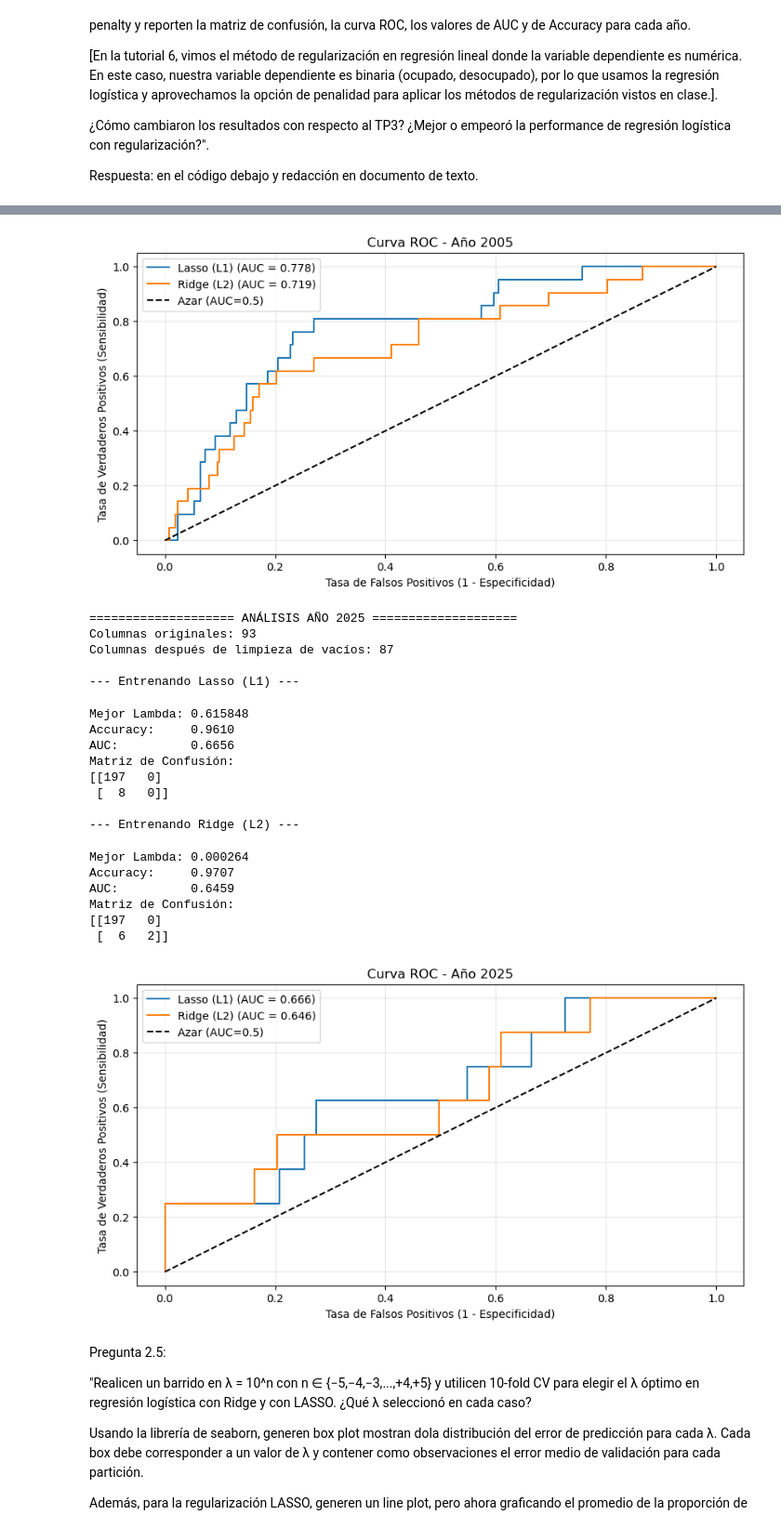
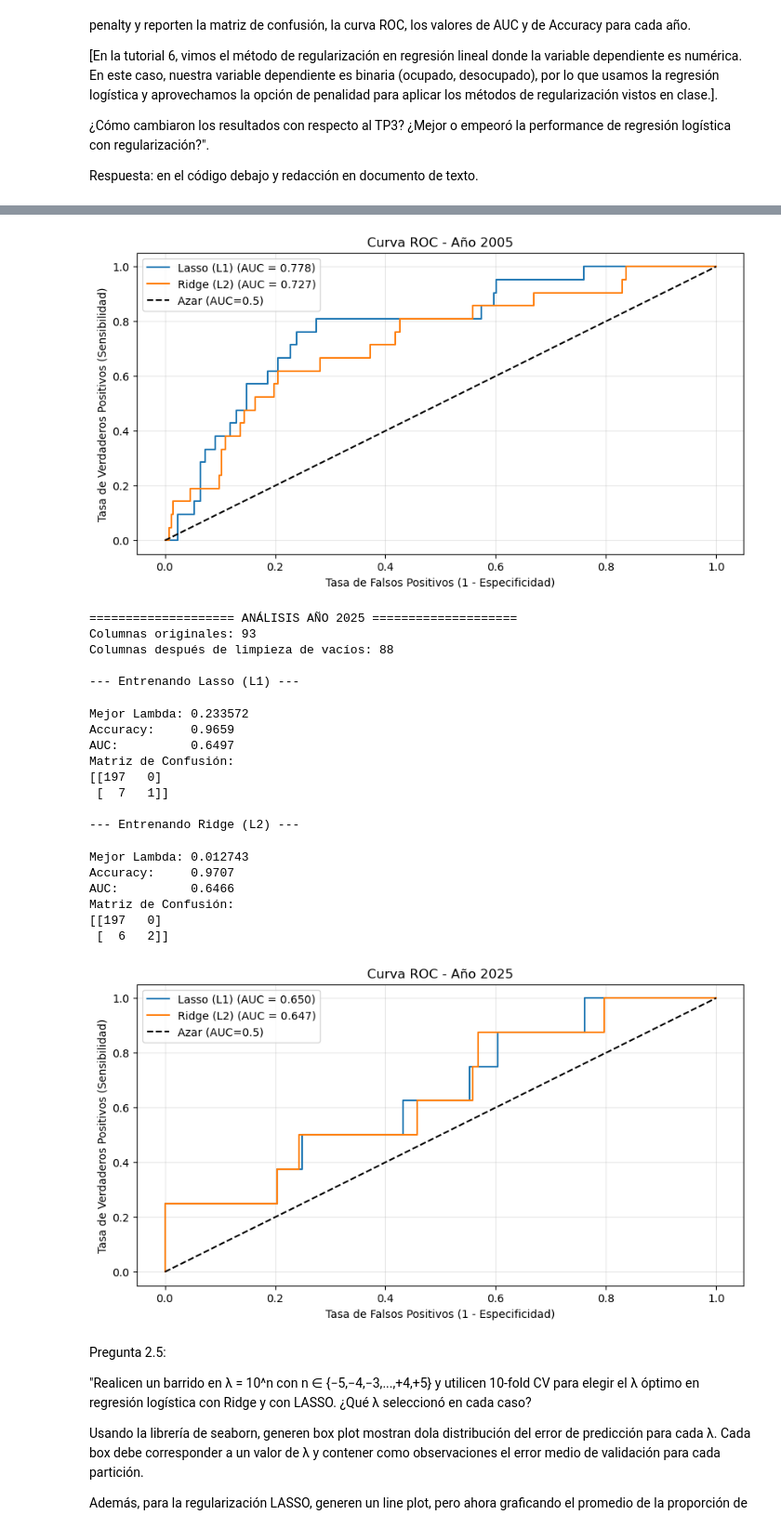
Before and after one commit to FAgustinAcosta/TPs_BigData2025, a Jupyter notebook: TP4/TP4_Parte2.ipynb, the cells around one changed output, grey strips where cells are left out. Shown at 93% size. Saved outputs shown, nothing was run; the diff lists cells and outputs as text; code cells hidden in the pictures.

```diff
--- a/TP4/TP4_Parte2.ipynb
+++ b/TP4/TP4_Parte2.ipynb
@@ -247,30 +247,24 @@ for anio in [2005, 2025]:
 
     # 2. Tratamiento de NaNs previo a modelos: Limpieza e Imputación
     ## Limpieza
-    # A. Eliminar columnas que sean puramente NaN (vacías)
+    # Eliminar columnas que sean puramente NaN (vacías)
     # axis=1 (columnas), how='all' (si todos son NaN, borrar)
     X_train_clean1 = X_train_raw.dropna(axis=1, how='all')
     # Alineamos el Test (nos quedamos con las mismas col que sobrevivieron en Train)
     cols_validas = X_train_clean1.columns
     X_test_clean1 = X_test_raw[cols_validas]
-    # B. Eliminar columnas con demasiados NaNs (ej. si falta más del 50% de los datos)
-    # Esto acelera mucho el modelo y reduce ruido
-    umbral = 0.5 * len(X_train_clean1)
-    X_train_clean2 = X_train_clean1.dropna(axis=1, thresh=umbral)
-    # Alineamos
-    cols_finales = X_train_clean2.columns
-    X_test_clean2 = X_test_clean1[cols_finales]
+    # Hacemos esto ya que estamos buscando la predicción y evaluar qué tan bueno es el modelo
 
-    print(f"Columnas después de limpieza de vacíos: {X_train_clean2.shape[1]}")
+    print(f"Columnas después de limpieza de vacíos: {X_train_clean1.shape[1]}")
 
     ## Imputación
     # Usamos la mediana porque es robusta a valores extremos (como ingresos muy altos)
     imputer = SimpleImputer(strategy='median')
     # Usamos DataFrame para no perder nombres de columnas (útil para Lasso)
     # Aprendemos la mediana del Train y rellenamos huecos
-    X_train_imp = pd.DataFrame(imputer.fit_transform(X_train_clean2), columns=cols_finales)
+    X_train_imp = pd.DataFrame(imputer.fit_transform(X_train_clean1), columns=cols_validas)
     # Rellenamos el Test con la mediana del Train (nunca miramos Test para el cálculo)
-    X_test_imp = pd.DataFrame(imputer.transform(X_test_clean2), columns=cols_finales)
+    X_test_imp = pd.DataFrame(imputer.transform(X_test_clean1), columns=cols_validas)
 
     # 3. Estandarización (Fundamental para Regularización)
     # Se fitea solo en Train para no filtrar información al Test
@@ -296,7 +290,7 @@ for anio in [2005, 2025]:
             penalty=config['penalty'],
             solver=config['solver'],
             scoring='roc_auc',  # Optimizamos AUC (mejor para desbalanceados)
-            random_state=101,
+            random_state=101,   # Semilla 101
             max_iter=5000,      # Alto para asegurar convergencia
             tol=0.001           # Relajamos un poco la tolerancia (por defecto es 0.0001) para rapidez
         )
@@ -324,12 +318,6 @@ for anio in [2005, 2025]:
         fpr, tpr, _ = roc_curve(y_test, y_prob)
         plt.plot(fpr, tpr, label=f"{nombre} (AUC = {auc:.3f})")
 
-        # (Opcional) Mostrar matriz de confusión visualmente solo para Lasso
-        # if config['penalty'] == 'l1':
-        #    disp = ConfusionMatrixDisplay(confusion_matrix=conf_mat, display_labels=['Ocup/Inact', 'Desocup'])
-        #    disp.plot()
-        #    plt.title(f'Matriz Confusión {nombre} - {anio}')
-
     # Configuración final del gráfico ROC del año
     plt.plot([0, 1], [0, 1], 'k--', label='Azar (AUC=0.5)')
     plt.xlabel('Tasa de Falsos Positivos (1 - Especificidad)')
@@ -361,25 +349,25 @@ Matriz de Confusión:
  [ 20   1]]
-[figure, old version]
+[figure, new version]
 ==================== ANÁLISIS AÑO 2025 ====================
 Columnas originales: 93
-Columnas después de limpieza de vacíos: 87
+Columnas después de limpieza de vacíos: 88
 
 --- Entrenando Lasso (L1) ---
-Mejor Lambda: 0.615848
-Accuracy:     0.9610
-AUC:          0.6656
+Mejor Lambda: 0.233572
+Accuracy:     0.9659
+AUC:          0.6497
 Matriz de Confusión:
 [[197   0]
- [  8   0]]
+ [  7   1]]
 
 --- Entrenando Ridge (L2) ---
-Mejor Lambda: 0.000264
+Mejor Lambda: 0.012743
 Accuracy:     0.9707
-AUC:          0.6459
+AUC:          0.6466
 Matriz de Confusión:
 [[197   0]
  [  6   2]]
-[figure, old version]
+[figure, new version]
 # %% [markdown]
 Pregunta 2.5:
 
```
Also changed, not shown: parts of 2 cells of this notebook, 6 other files.
